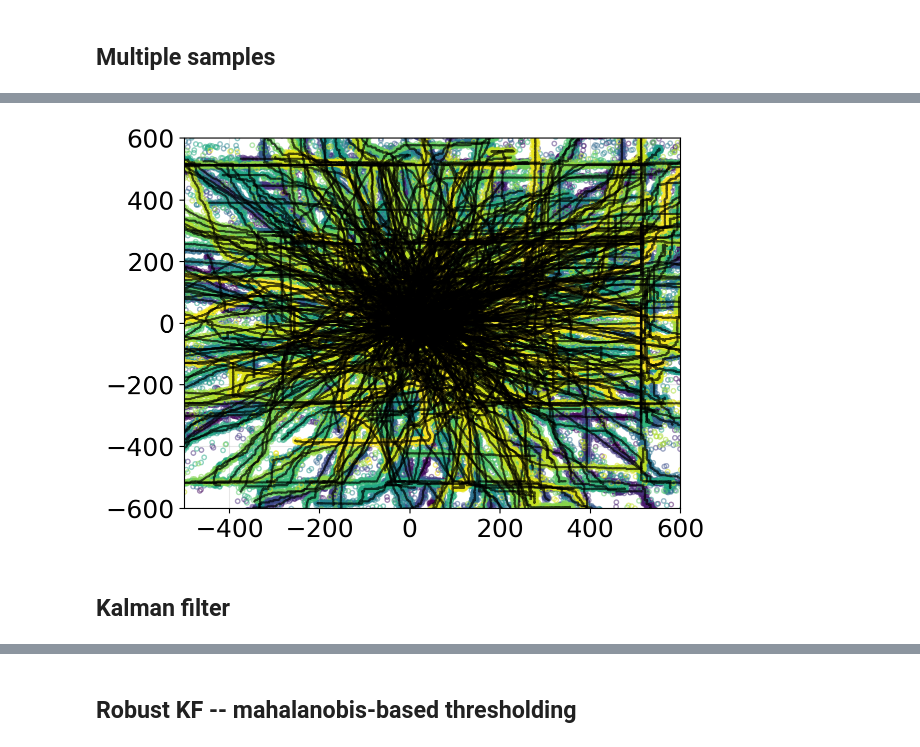
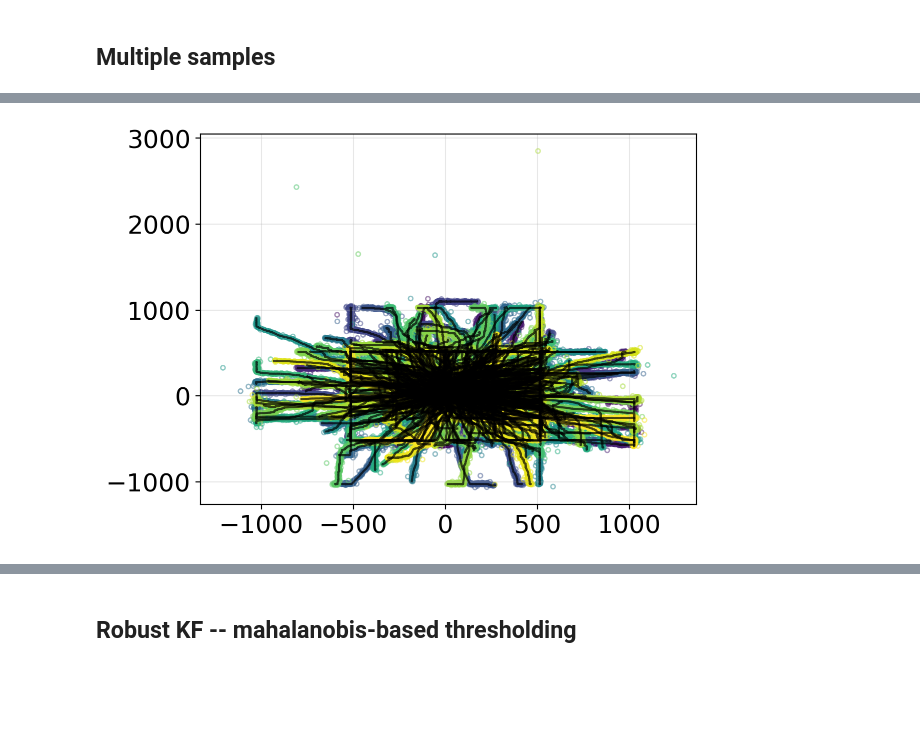
Before and after one commit to gerdm/weighted-likelihood-filter, a Jupyter notebook: experiments/2d-tracking-outlier-mean.ipynb, the cells around one changed output, grey strips where cells are left out. Saved outputs shown, nothing was run; the diff lists cells and outputs as text; code cells hidden in the pictures; blank space fills up the shorter version.

Commit message:
feat: 2d-tracking-outlier-mean

```diff
--- a/experiments/2d-tracking-outlier-mean.ipynb
+++ b/experiments/2d-tracking-outlier-mean.ipynb
@@ -75,0 +50,17 @@ state = datasets["latent"]
+# %%
+name_dgen = "covariance"
+
+match name_dgen:
+    case "covariance":
+        dgen = datagen.GaussStMovingObject2D(
+            delta, dynamics_covariance, obs_covariance,
+            dof_observed=2.1
+        )
+    case "mean":
+        dgen = datagen.GaussMeanOutlierMovingObject2D(
+            delta, dynamics_covariance, obs_covariance,
+            outlier_proba=0.05,
+            outlier_scale=2.0,
+        )
+    case _:
+        raise ValueError(f"Dgen {name_dgen} not valid")
@@ -76,10 +82,9 @@ state = datasets["latent"]
 # %%
+%%time
 for i, color in enumerate(colors):
     dataset = jax.tree_map(lambda x: np.array(x[i]), datasets)
     plt.plot(*dataset["latent"][:, :2].T, c="black", alpha=0.7)
     plt.scatter(*dataset["observed"].T, edgecolor=color, color="none", s=10, alpha=0.5)
 
-plt.xlim(-500, 600)
-plt.ylim(-600, 600)
 plt.grid(alpha=0.3)
 # %% [output]
@@ -86,3 +93 @@ plt.grid(alpha=0.3)
-[figure, old version]
+[figure, new version]
-# %% [markdown]
-## Kalman filter
```
Also changed, not shown: parts of 38 cells of this notebook.
